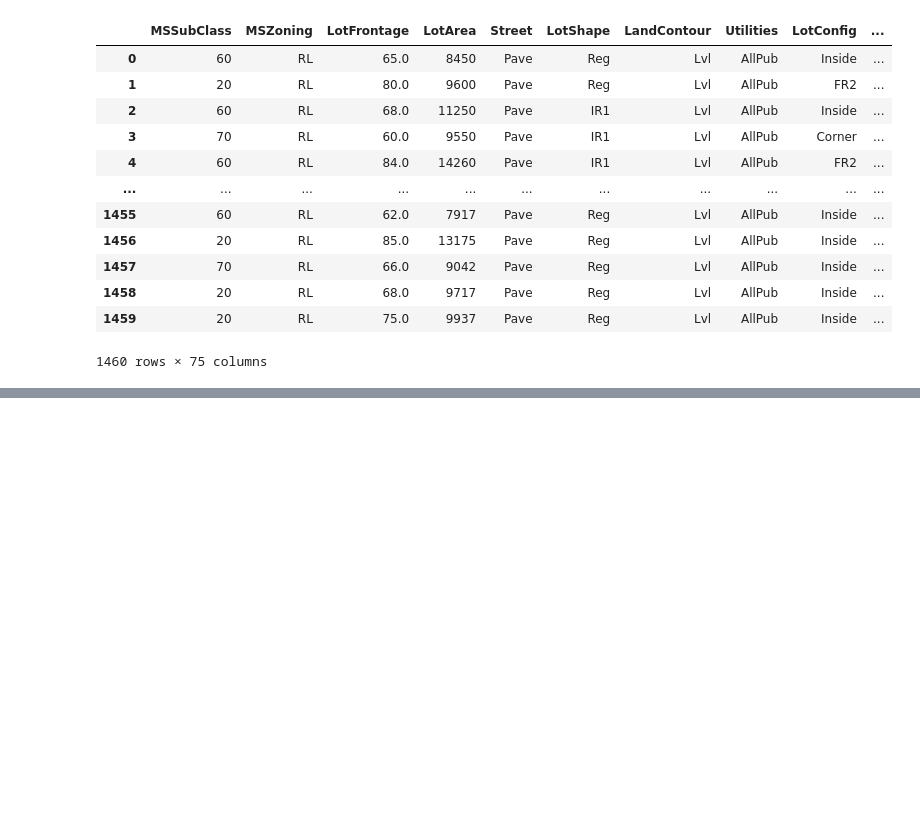
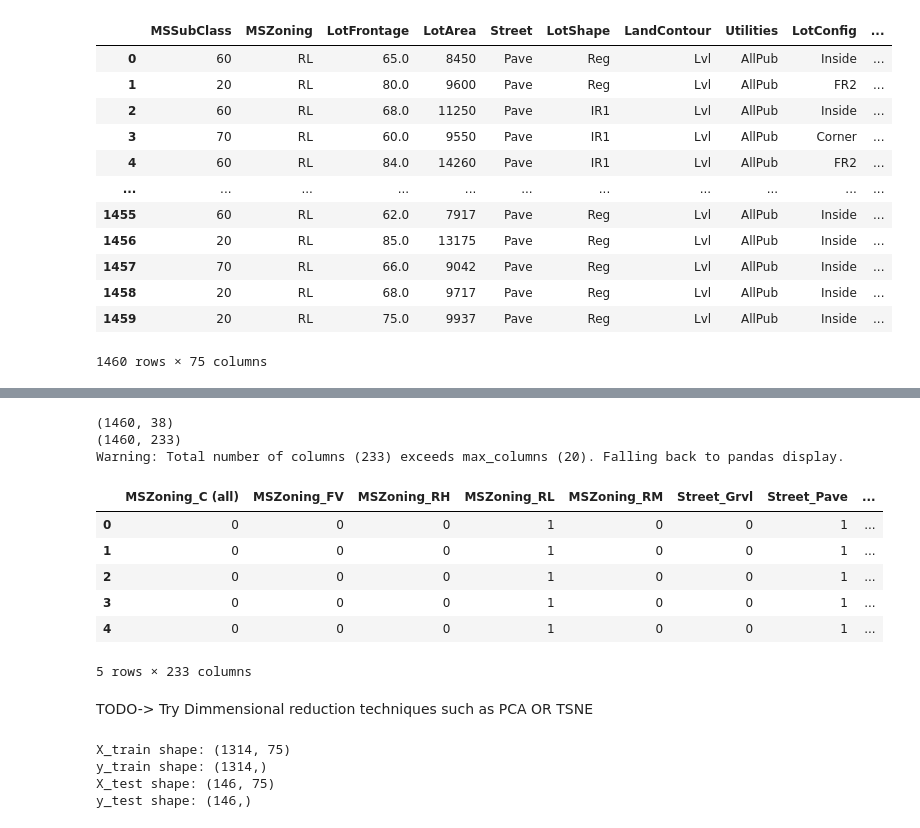
Before and after one commit to anirudh217sharma/House_Prices_Advanced_Regression_Techniques, a Jupyter notebook: House_Prices_Advanced_Regression_Techniques.ipynb, the cells around one changed output, grey strips where cells are left out. Cells and saved outputs as stored; diff of their text form; code cells hidden in the pictures; blank space fills up the shorter version.

```diff
--- a/House_Prices_Advanced_Regression_Techniques.ipynb
+++ b/House_Prices_Advanced_Regression_Techniques.ipynb
@@ -320,0 +410,21 @@ fig.show()
+# %%
+# Doing One Hot encoding
+print(trainCat.shape)
+trainCat_encoded = pd.get_dummies(trainCat, columns=list(trainCat.columns))
+# Convert to numeric
+trainCat_encoded = trainCat_encoded.astype(int)
+print(trainCat_encoded.shape)
+trainCat_encoded.head()
+# %% [output]
+(1460, 38)
+(1460, 233)
+Warning: Total number of columns (233) exceeds max_columns (20). Falling back to pandas display.
+|  | MSZoning_C (all) | MSZoning_FV | MSZoning_RH | MSZoning_RL | MSZoning_RM | Street_Grvl | Street_Pave | ... |
+| 0 | 0 | 0 | 0 | 1 | 0 | 0 | 1 | ... |
+| 1 | 0 | 0 | 0 | 1 | 0 | 0 | 1 | ... |
+| 2 | 0 | 0 | 0 | 1 | 0 | 0 | 1 | ... |
+| 3 | 0 | 0 | 0 | 1 | 0 | 0 | 1 | ... |
+| 4 | 0 | 0 | 0 | 1 | 0 | 0 | 1 | ... |
+5 rows × 233 columns
+# %% [markdown]
+TODO-> Try Dimmensional reduction techniques such as PCA OR TSNE
@@ -320,0 +433,17 @@ fig.show()
+# %%
+# Splitting the dataset into train & test
+
+X_train, X_test, y_train, y_test = train_test_split(
+    train_imputed, train_imputed["SalePrice"], test_size=0.1, random_state=42
+)
+
+# Print the shapes of the train and test sets
+print(f"X_train shape: {X_train.shape}")
+print(f"y_train shape: {y_train.shape}")
+print(f"X_test shape: {X_test.shape}")
+print(f"y_test shape: {y_test.shape}")
+# %% [output]
+X_train shape: (1314, 75)
+y_train shape: (1314,)
+X_test shape: (146, 75)
+y_test shape: (146,)
```
Also changed, not shown: parts of 14 cells of this notebook.
